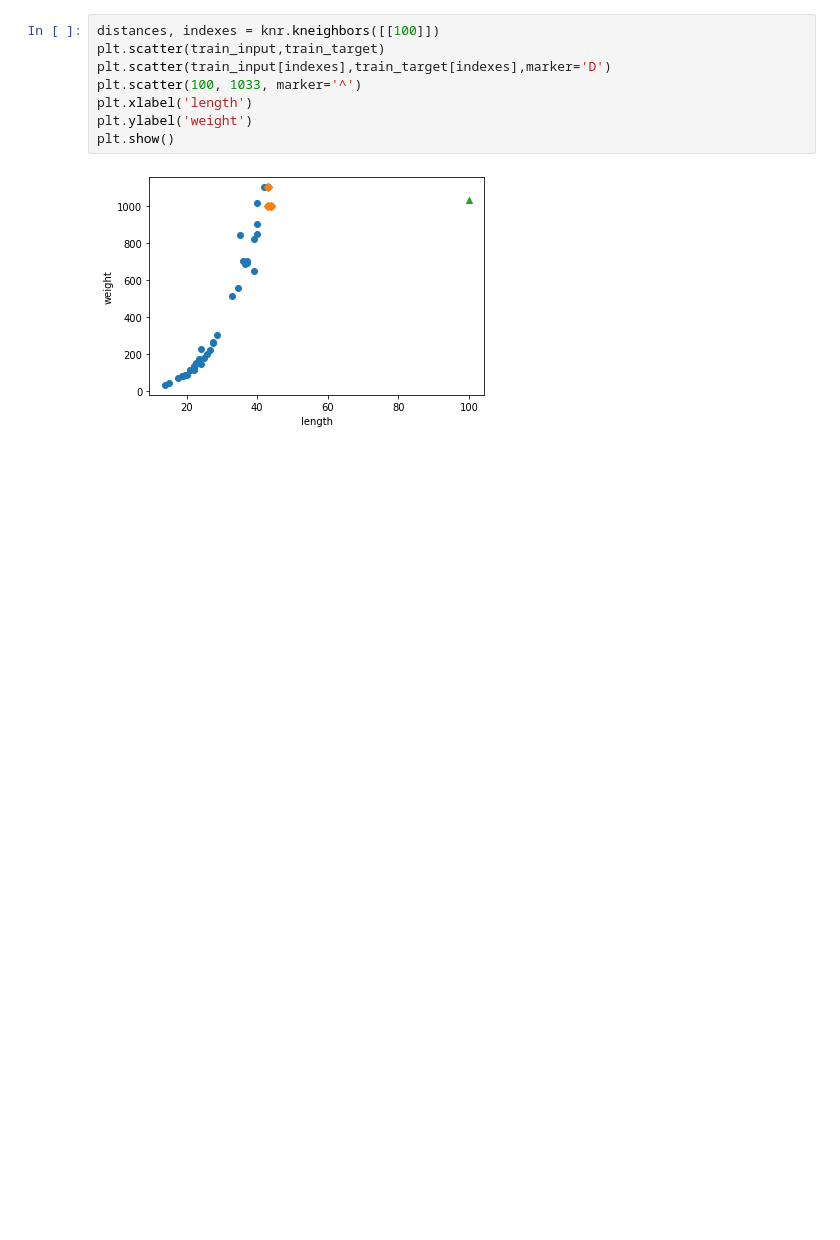
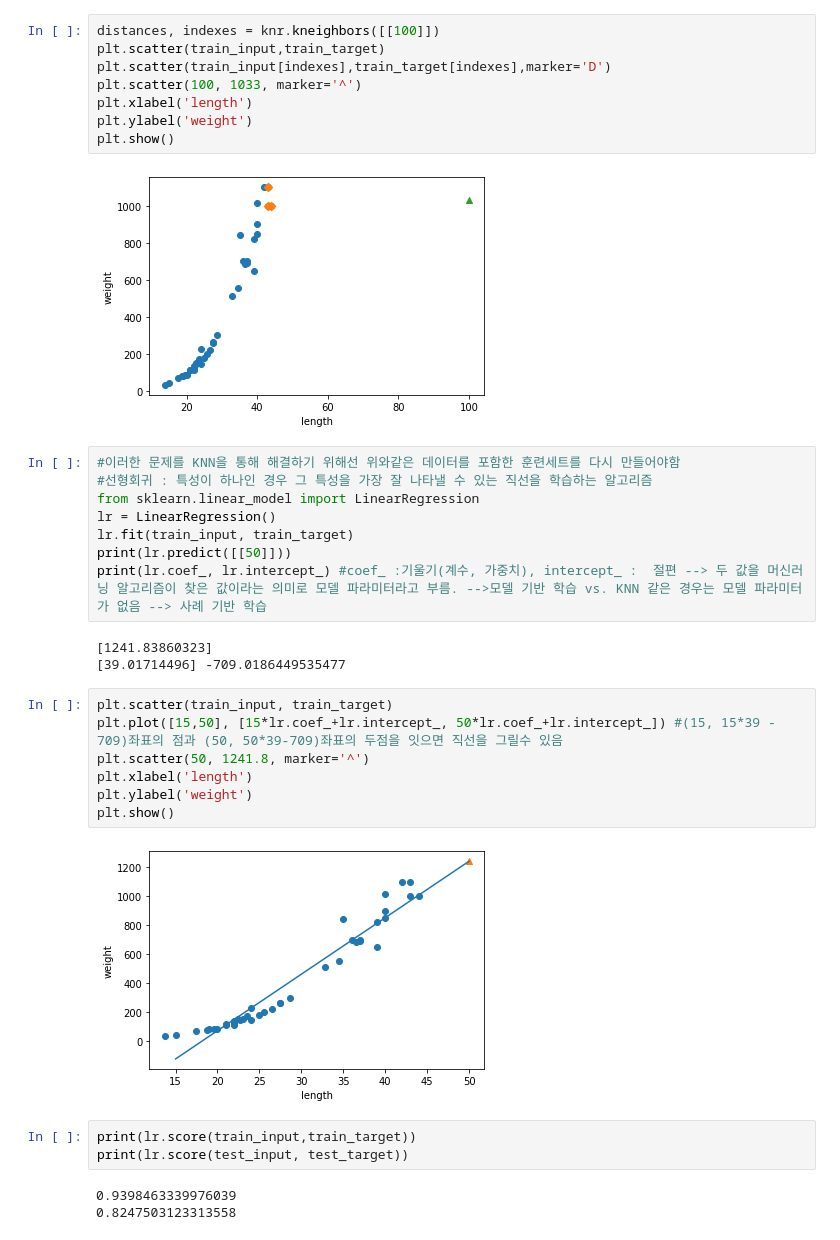
Before and after one commit to Dohy-Lee/-, a Jupyter notebook: 3_2)Linear_Regression.ipynb, the cells around one changed output. Drawn from its saved outputs; the diff is of its cells as text; blank space fills up the shorter version.

```diff
--- a/3_2)Linear_Regression.ipynb
+++ b/3_2)Linear_Regression.ipynb
@@ -56,3 +56,29 @@ plt.ylabel('weight')
 plt.show()
 # %% [output]
 [figure]
+# %%
+#이러한 문제를 KNN을 통해 해결하기 위해선 위와같은 데이터를 포함한 훈련세트를 다시 만들어야함
+#선형회귀 : 특성이 하나인 경우 그 특성을 가장 잘 나타낼 수 있는 직선을 학습하는 알고리즘
+from sklearn.linear_model import LinearRegression
+lr = LinearRegression()
+lr.fit(train_input, train_target)
+print(lr.predict([[50]]))
+print(lr.coef_, lr.intercept_) #coef_ :기울기(계수, 가중치), intercept_ :  절편 --> 두 값을 머신러닝 알고리즘이 찾은 값이라는 의미로 모델 파라미터라고 부름. -->모델 기반 학습 vs. KNN 같은 경우는 모델 파라미터가 없음 --> 사례 기반 학습
+# %% [output]
+[1241.83860323]
+[39.01714496] -709.0186449535477
+# %%
+plt.scatter(train_input, train_target)
+plt.plot([15,50], [15*lr.coef_+lr.intercept_, 50*lr.coef_+lr.intercept_]) #(15, 15*39 - 709)좌표의 점과 (50, 50*39-709)좌표의 두점을 잇으면 직선을 그릴수 있음
+plt.scatter(50, 1241.8, marker='^')
+plt.xlabel('length')
+plt.ylabel('weight')
+plt.show()
+# %% [output]
+[figure, added]
+# %%
+print(lr.score(train_input,train_target))
+print(lr.score(test_input, test_target))
+# %% [output]
+0.9398463339976039
+0.8247503123313558
```
Also changed, not shown: parts of 4 cells of this notebook.
